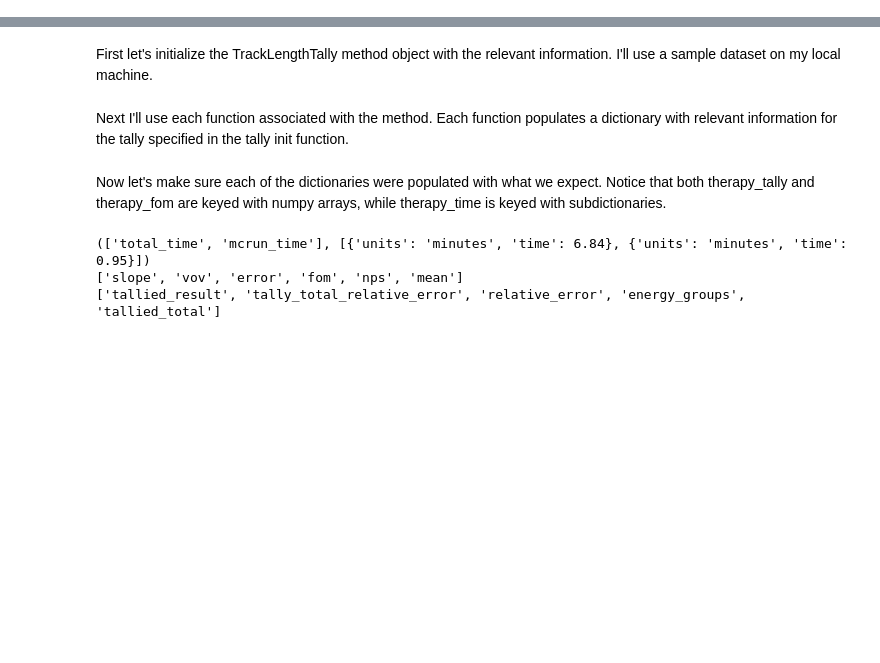
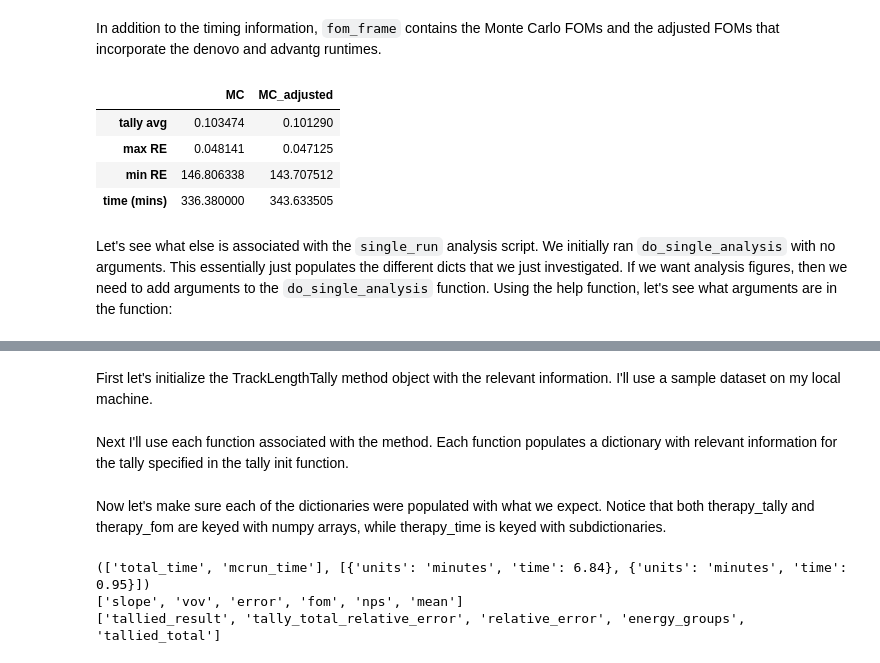
Before and after one commit to munkm/thesiscode, a Jupyter notebook: notebooks/postprocessing-tools.ipynb, the cells around one changed output, grey strips where cells are left out. Saved outputs shown, nothing was run; the diff lists cells and outputs as text; code cells hidden in the pictures; blank space fills up the shorter version.

```diff
--- a/notebooks/postprocessing-tools.ipynb
+++ b/notebooks/postprocessing-tools.ipynb
@@ -9,0 +97,12 @@ from mcnpoutput import TrackLengthTally
+# %% [markdown]
+In addition to the timing information, `fom_frame` contains the Monte Carlo FOMs and the adjusted FOMs that incorporate the denovo and advantg runtimes.
+# %%
+A.fom_frame
+# %% [output]
+|  | MC | MC_adjusted |
+| tally avg | 0.103474 | 0.101290 |
+| max RE | 0.048141 | 0.047125 |
+| min RE | 146.806338 | 143.707512 |
+| time (mins) | 336.380000 | 343.633505 |
+# %% [markdown]
+Let's see what else is associated with the `single_run` analysis script. We initially ran `do_single_analysis` with no arguments. This essentially just populates the different dicts that we just investigated. If we want analysis figures, then we need to add arguments to the `do_single_analysis` function. Using the help function, let's see what arguments are in the function:
```
Also changed, not shown: parts of 28 cells of this notebook.
